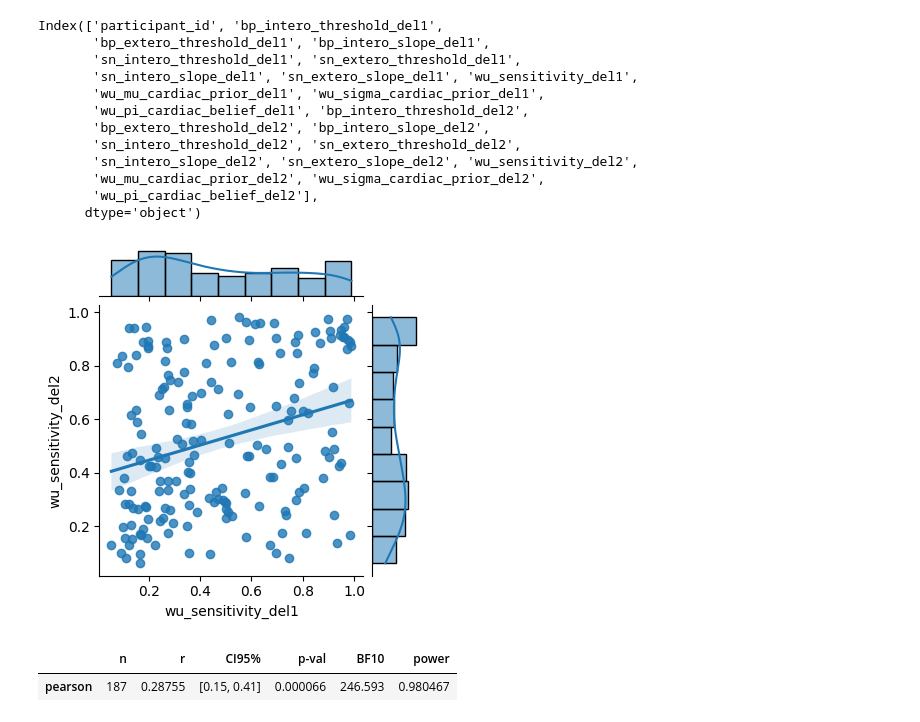
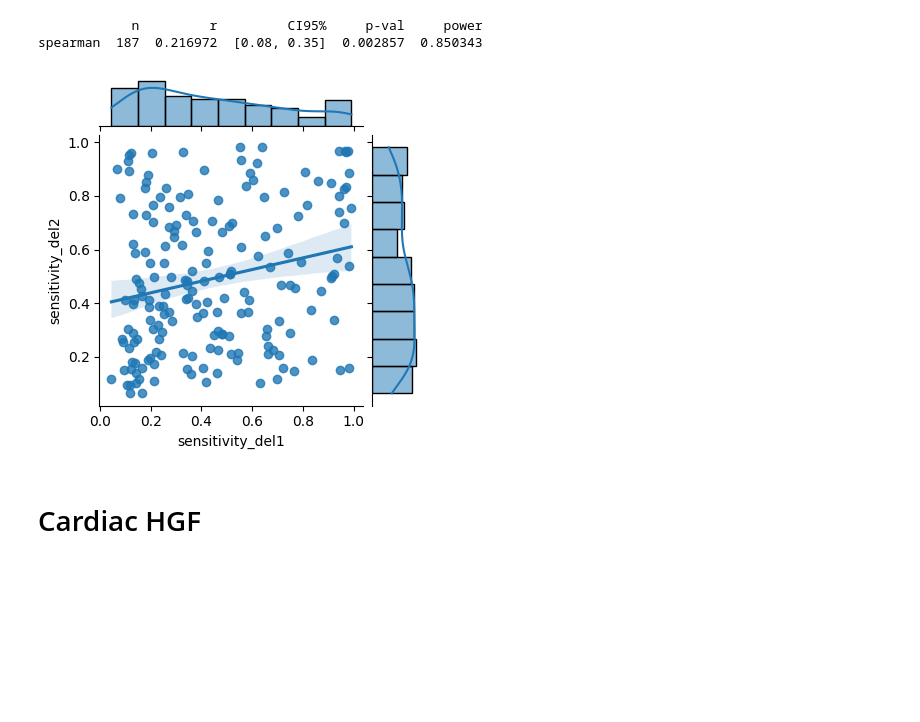
Before and after one commit to LegrandNico/ComputationalCardioception, a Jupyter notebook: code/notebooks/4-Reliability.ipynb, the cells around one changed output. Drawn from its saved outputs; the diff is of its cells as text; code cells hidden in the pictures; blank space fills up the shorter version.

```diff
--- a/code/notebooks/4-Reliability.ipynb
+++ b/code/notebooks/4-Reliability.ipynb
@@ -6,0 +8,15 @@ import pingouin as pg
+# %%
+def plot_reliability(x: str):
+    sns.jointplot(
+        x=merged[f"{x}_del1"],
+        y=merged[f"{x}_del2"],
+        kind="reg",
+        height=4,
+    )
+    print(
+        pg.corr(
+            x=merged[f"{x}_del1"].to_numpy(),
+            y=merged[f"{x}_del2"].to_numpy(),
+            method="spearman",
+        )
+    )
@@ -7 +92,9 @@ import pingouin as pg
+# %%
+plot_reliability("sensitivity")
+# %% [output]
+            n         r         CI95%     p-val     power
+spearman  187  0.216972  [0.08, 0.35]  0.002857  0.850343
+[figure, added]
+# %% [markdown]
+# Cardiac HGF
 # %%
@@ -14,31 +104,7 @@ del_2_df = pd.read_csv(
 # %%
-merged = pd.merge(del_1_df, del_2_df, on="participant_id", suffixes=("_del1", "_del2"))
-merged.columns
+merged = pd.merge(
+    cardiac_hrd_df[cardiac_hrd_df.session == 1],
+    cardiac_hrd_df[cardiac_hrd_df.session == 2],
+    on="participant_id",
+    suffixes=("_del1", "_del2"),
+)
-# %% [output]
-Index(['participant_id', 'bp_intero_threshold_del1',
-       'bp_extero_threshold_del1', 'bp_intero_slope_del1',
-       'sn_intero_threshold_del1', 'sn_extero_threshold_del1',
-       'sn_intero_slope_del1', 'sn_extero_slope_del1', 'wu_sensitivity_del1',
-       'wu_mu_cardiac_prior_del1', 'wu_sigma_cardiac_prior_del1',
-       'wu_pi_cardiac_belief_del1', 'bp_intero_threshold_del2',
-       'bp_extero_threshold_del2', 'bp_intero_slope_del2',
-       'sn_intero_threshold_del2', 'sn_extero_threshold_del2',
-       'sn_intero_slope_del2', 'sn_extero_slope_del2', 'wu_sensitivity_del2',
-       'wu_mu_cardiac_prior_del2', 'wu_sigma_cardiac_prior_del2',
-       'wu_pi_cardiac_belief_del2'],
-      dtype='object')
-# %%
-sns.jointplot(
-    x=merged.wu_sensitivity_del1, y=merged.wu_sensitivity_del2, kind="reg", height=4
-);
-# %% [output]
-[figure, removed]
-# %%
-pg.corr(
-    x=merged.wu_sensitivity_del1.to_numpy(),
-    y=merged.wu_sensitivity_del2.to_numpy(),
-    method="pearson",
-)
-# %% [output]
-|  | n | r | CI95% | p-val | BF10 | power |
-| pearson | 187 | 0.28755 | [0.15, 0.41] | 0.000066 | 246.593 | 0.980467 |
```
Also changed, not shown: parts of 22 cells of this notebook, 8 other files.
